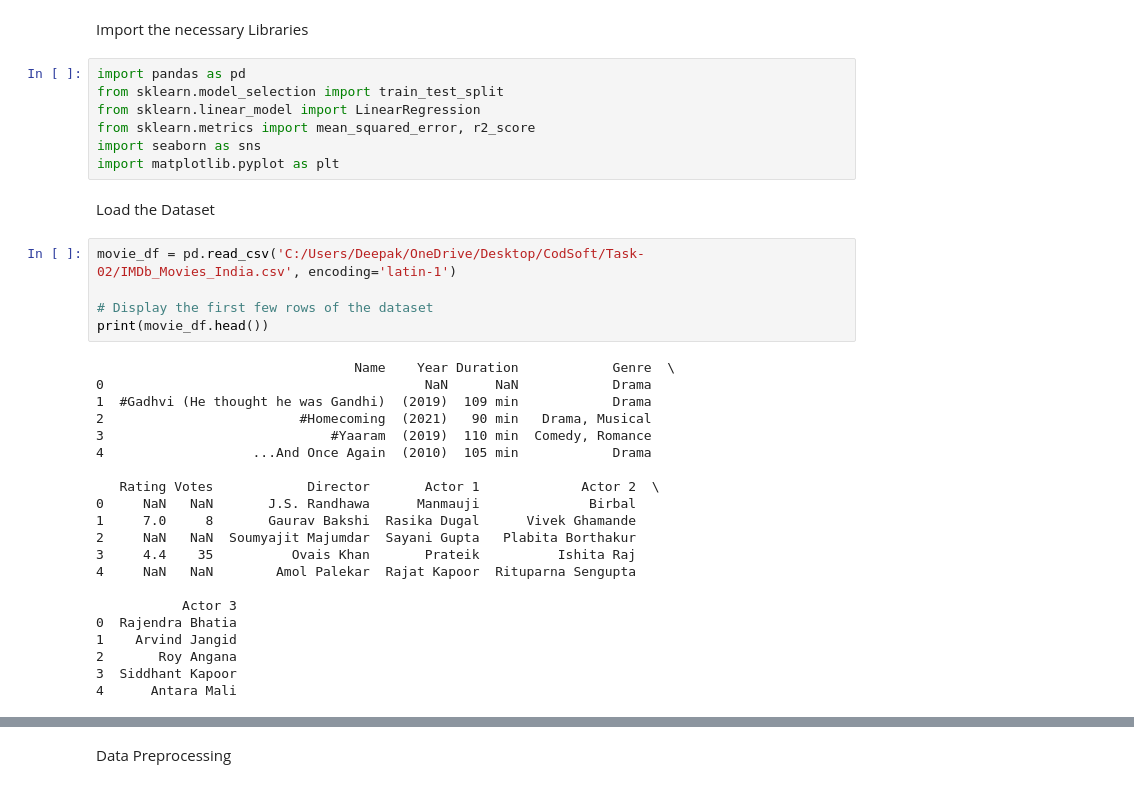
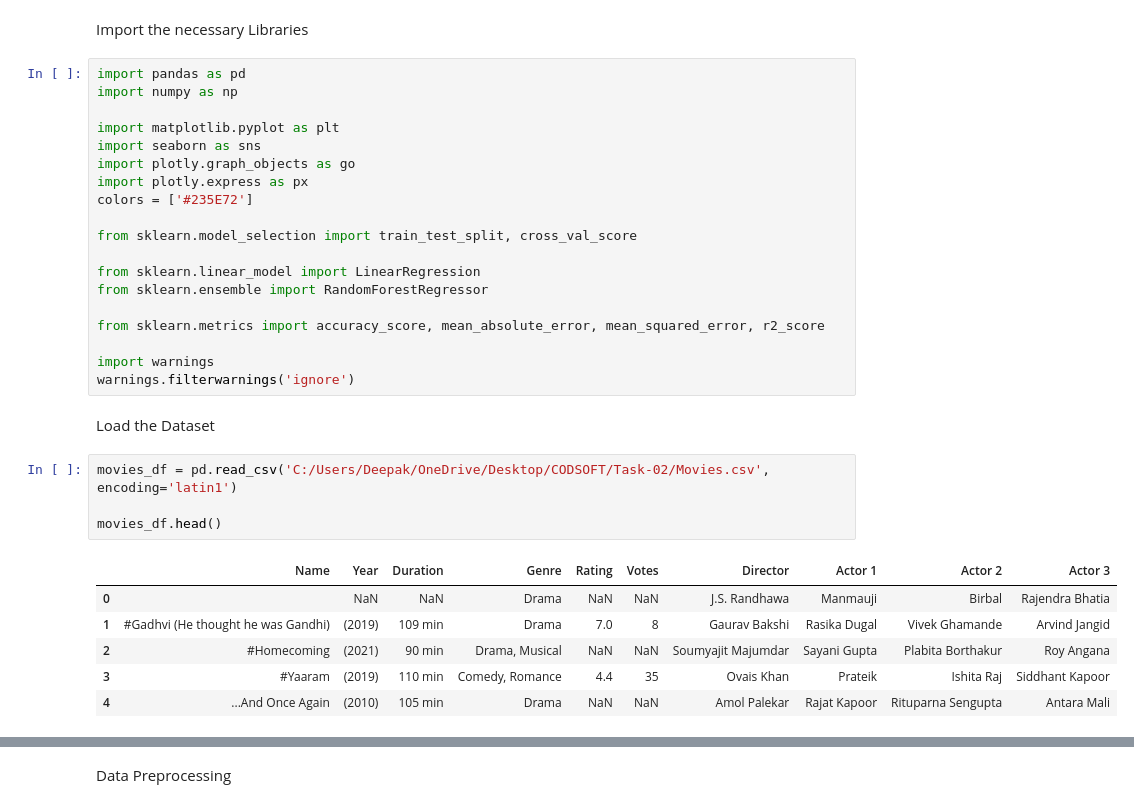
Before and after one commit to Deepak-B-G/CODSOFT, a Jupyter notebook: Task-02/Task-02.ipynb, the cells around one changed output, grey strips where cells are left out. Saved outputs shown, nothing was run; the diff lists cells and outputs as text.

```diff
--- a/Task-02/Task-02.ipynb
+++ b/Task-02/Task-02.ipynb
@@ -2,36 +2,33 @@
 Import the necessary Libraries
 # %%
 import pandas as pd
-from sklearn.model_selection import train_test_split
+import numpy as np
+
+import matplotlib.pyplot as plt
+import seaborn as sns
+import plotly.graph_objects as go
+import plotly.express as px
+colors = ['#235E72']
+
+from sklearn.model_selection import train_test_split, cross_val_score
+
 from sklearn.linear_model import LinearRegression
-from sklearn.metrics import mean_squared_error, r2_score
-import seaborn as sns
-import matplotlib.pyplot as plt
+from sklearn.ensemble import RandomForestRegressor
+
+from sklearn.metrics import accuracy_score, mean_absolute_error, mean_squared_error, r2_score
+
+import warnings
+warnings.filterwarnings('ignore')
 # %% [markdown]
 Load the Dataset
 # %%
-movie_df = pd.read_csv('C:/Users/Deepak/OneDrive/Desktop/CodSoft/Task-02/IMDb_Movies_India.csv', encoding='latin-1')
+movies_df = pd.read_csv('C:/Users/Deepak/OneDrive/Desktop/CODSOFT/Task-02/Movies.csv', encoding='latin1')
 
-# Display the first few rows of the dataset
-print(movie_df.head())
+movies_df.head()
 # %% [output]
-                                 Name    Year Duration            Genre  \
-0                                         NaN      NaN            Drama
-1  #Gadhvi (He thought he was Gandhi)  (2019)  109 min            Drama
-2                         #Homecoming  (2021)   90 min   Drama, Musical
-3                             #Yaaram  (2019)  110 min  Comedy, Romance
-4                   ...And Once Again  (2010)  105 min            Drama
-
-   Rating Votes            Director       Actor 1             Actor 2  \
-0     NaN   NaN       J.S. Randhawa      Manmauji              Birbal
-1     7.0     8       Gaurav Bakshi  Rasika Dugal      Vivek Ghamande
-2     NaN   NaN  Soumyajit Majumdar  Sayani Gupta   Plabita Borthakur
-3     4.4    35          Ovais Khan       Prateik          Ishita Raj
-4     NaN   NaN        Amol Palekar  Rajat Kapoor  Rituparna Sengupta
-
-           Actor 3
-0  Rajendra Bhatia
-1    Arvind Jangid
-2       Roy Angana
-3  Siddhant Kapoor
-4      Antara Mali
+|  | Name | Year | Duration | Genre | Rating | Votes | Director | Actor 1 | Actor 2 | Actor 3 |
+| 0 |  | NaN | NaN | Drama | NaN | NaN | J.S. Randhawa | Manmauji | Birbal | Rajendra Bhatia |
+| 1 | #Gadhvi (He thought he was Gandhi) | (2019) | 109 min | Drama | 7.0 | 8 | Gaurav Bakshi | Rasika Dugal | Vivek Ghamande | Arvind Jangid |
+| 2 | #Homecoming | (2021) | 90 min | Drama, Musical | NaN | NaN | Soumyajit Majumdar | Sayani Gupta | Plabita Borthakur | Roy Angana |
+| 3 | #Yaaram | (2019) | 110 min | Comedy, Romance | 4.4 | 35 | Ovais Khan | Prateik | Ishita Raj | Siddhant Kapoor |
+| 4 | ...And Once Again | (2010) | 105 min | Drama | NaN | NaN | Amol Palekar | Rajat Kapoor | Rituparna Sengupta | Antara Mali |
```
Also changed, not shown: parts of 34 cells of this notebook, 1 other file.
